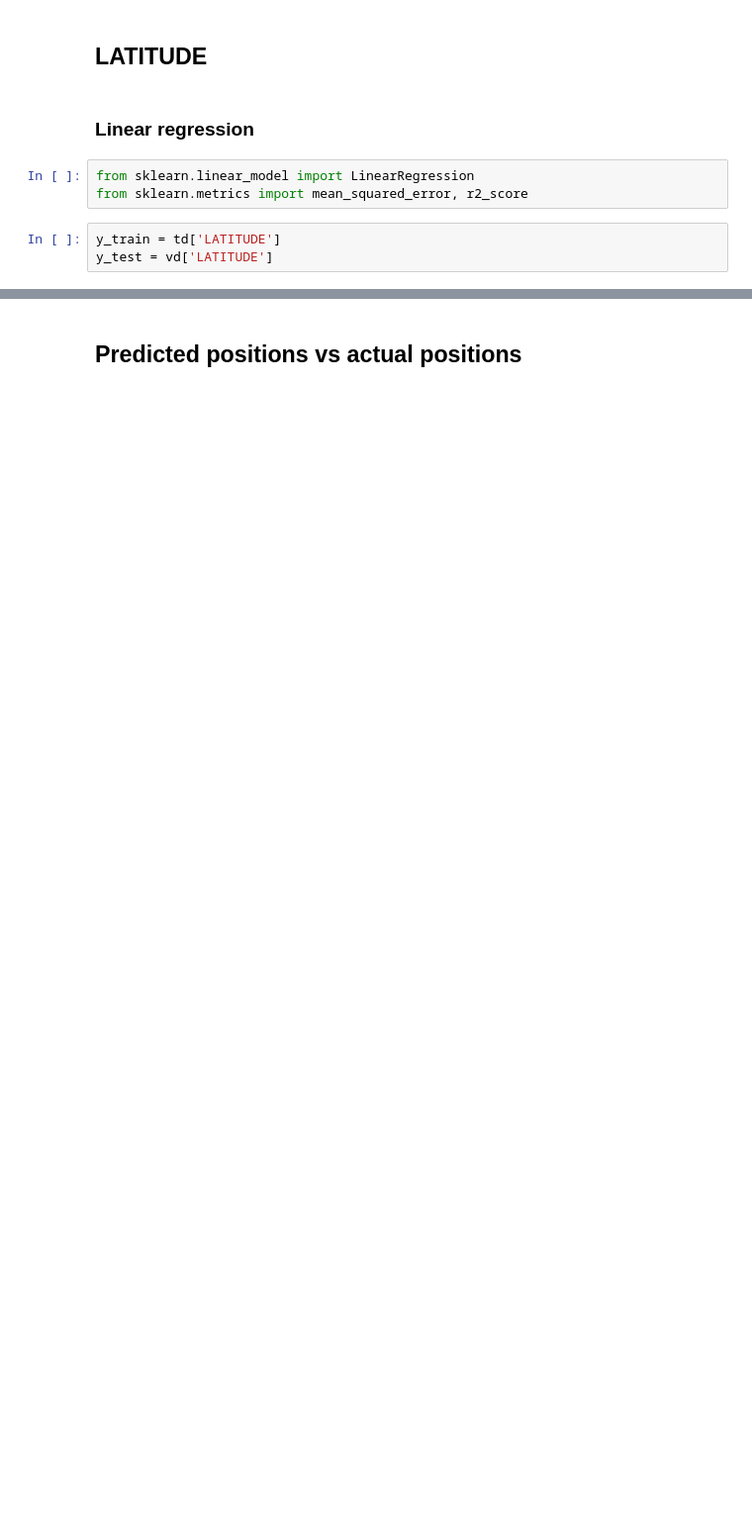
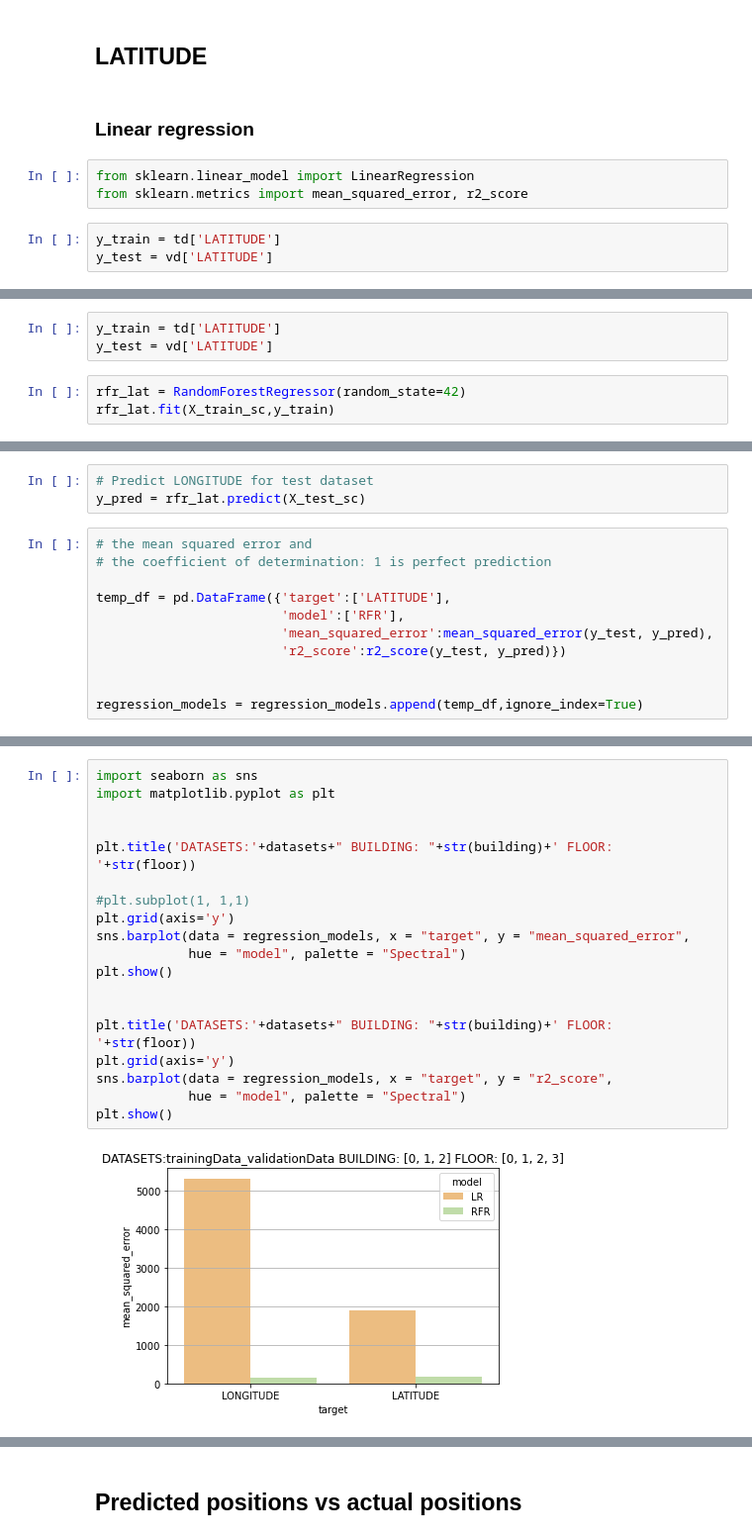
Before and after one commit to vk1408/UJIIndoorLoc, a Jupyter notebook: UJIIndoorLoc.ipynb, the cells around one changed output, grey strips where cells are left out. Shown at 99% size. Drawn from its saved outputs; the diff is of its cells as text; blank space fills up the shorter version.

```diff
--- a/UJIIndoorLoc.ipynb
+++ b/UJIIndoorLoc.ipynb
@@ -829,0 +848,6 @@ r2_score(y_test, y_pred)
+# %%
+y_train = td['LATITUDE']
+y_test = vd['LATITUDE']
+# %%
+rfr_lat = RandomForestRegressor(random_state=42)
+rfr_lat.fit(X_train_sc,y_train)
@@ -829,0 +856,14 @@ r2_score(y_test, y_pred)
+# %%
+# Predict LONGITUDE for test dataset
+y_pred = rfr_lat.predict(X_test_sc)
+# %%
+# the mean squared error and
+# the coefficient of determination: 1 is perfect prediction
+
+temp_df = pd.DataFrame({'target':['LATITUDE'],
+                        'model':['RFR'],
+                        'mean_squared_error':mean_squared_error(y_test, y_pred),
+                        'r2_score':r2_score(y_test, y_pred)})
+
+
+regression_models = regression_models.append(temp_df,ignore_index=True)
@@ -829,0 +880,21 @@ r2_score(y_test, y_pred)
+# %%
+import seaborn as sns
+import matplotlib.pyplot as plt
+
+
+plt.title('DATASETS:'+datasets+" BUILDING: "+str(building)+' FLOOR: '+str(floor))
+
+#plt.subplot(1, 1,1)
+plt.grid(axis='y')
+sns.barplot(data = regression_models, x = "target", y = "mean_squared_error",
+            hue = "model", palette = "Spectral")
+plt.show()
+
+
+plt.title('DATASETS:'+datasets+" BUILDING: "+str(building)+' FLOOR: '+str(floor))
+plt.grid(axis='y')
+sns.barplot(data = regression_models, x = "target", y = "r2_score",
+            hue = "model", palette = "Spectral")
+plt.show()
+# %% [output]
+[figure, added]
```
Also changed, not shown: parts of 54 cells of this notebook, 1 other file.
